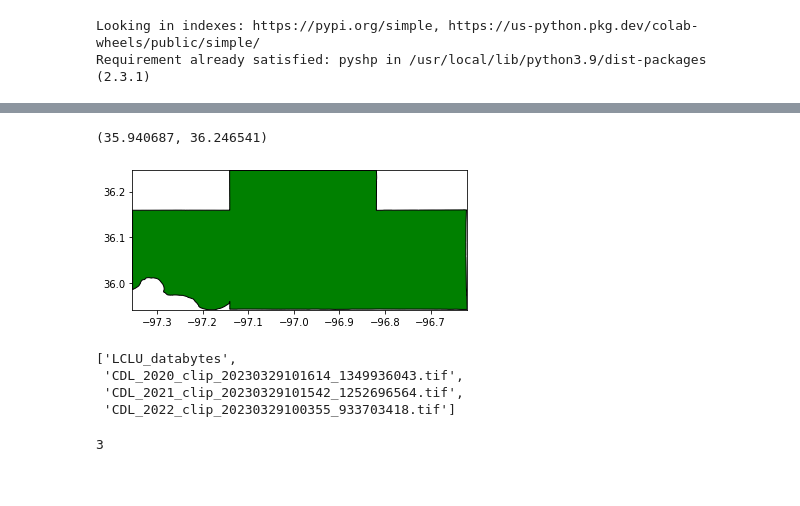
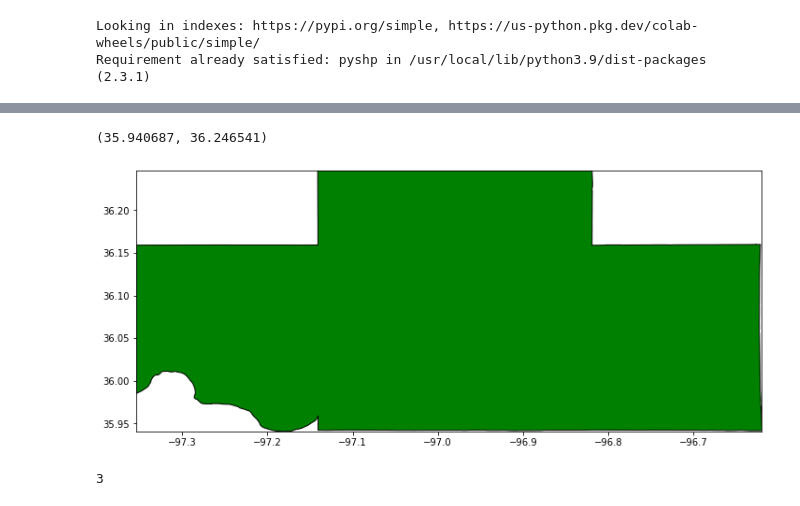
Before and after one commit to abhiramp1/LCLU_databytes, a Jupyter notebook: LCLU.ipynb, the cells around one changed output, grey strips where cells are left out. Saved outputs shown, nothing was run; the diff lists cells and outputs as text; code cells hidden in the pictures.

```diff
--- a/LCLU.ipynb
+++ b/LCLU.ipynb
@@ -27,44 +22,38 @@ imag_path = "/content/LCLU_databytes/data/images"
 # %%
 os.chdir(bpath)
 sf = Reader("payne.shp")
 %matplotlib inline
 
 shape = sf.shape(0)
 
 minx,miny,maxx,maxy = shape.bbox
 
-fig = pyplot.figure()
+fig = pyplot.figure(figsize = (12,6))
 ax = fig.add_subplot(111, aspect = 'equal')
 
 points = []
 for shape in sf.shapeRecords():
     x = [i[0] for i in shape.shape.points[:]]
     y = [i[1] for i in shape.shape.points[:]]
     point = [(i,j) for i,j in zip(x,y)]
     points.append(point)
     ax.add_patch(patches.Polygon(point, ec = 'k', fc = "green"))
 
 ax.set_xlim(minx, maxx)
 ax.set_ylim(miny, maxy)
 # %% [output]
 (35.940687, 36.246541)
-[figure, old version]
+[figure, new version]
 # %%
 #opening cdl image using gdal and storing the raster arrays in a list
 os.chdir(imag_path)
-os.listdir()
-# arr_list = []
-# for img in os.listdir():
-#   print(img)
-#   rimage = gdal.Open(img)
-#   band = rimage.GetRasterBand(1)
-  #rarray = band.ReadAsArray()
-  #arr_list.append(rarray)
+arr_list = []
+for img in os.listdir():
+  if img.endswith(".tif"):
+    rimage = gdal.Open(img)
+    band = rimage.GetRasterBand(1)
+    rarray = np.array(band.ReadAsArray())
+    arr_list.append(rarray)
-# %% [output]
-['LCLU_databytes',
- 'CDL_2020_clip_20230329101614_1349936043.tif',
- 'CDL_2021_clip_20230329101542_1252696564.tif',
- 'CDL_2022_clip_20230329100355_933703418.tif']
 # %%
 #This indicates that the three images are stored as arrays inside a list
 len(arr_list)
```
Also changed, not shown: parts of 12 cells of this notebook.
